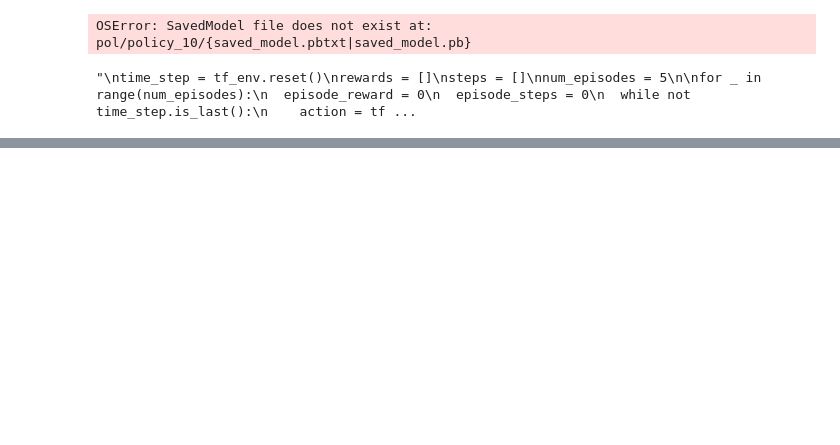
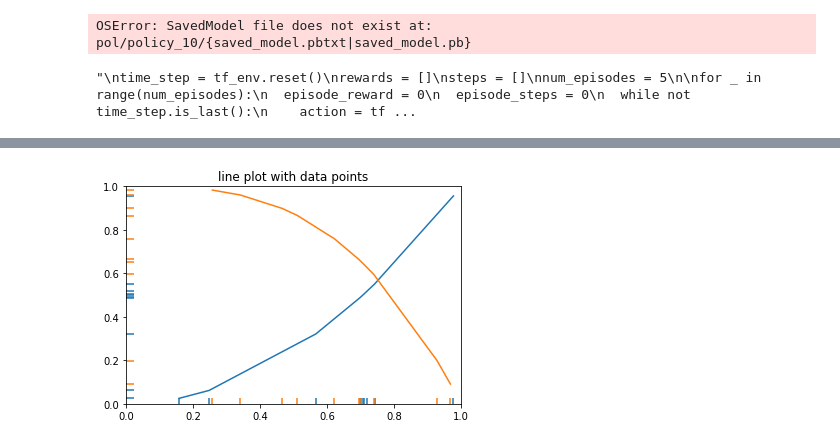
Before and after one commit to ZTeamUoM/taxi-reinforce, a Jupyter notebook: taxi_simulation.ipynb, the cells around one changed output, grey strips where cells are left out. Saved outputs shown, nothing was run; the diff lists cells and outputs as text; code cells hidden in the pictures; blank space fills up the shorter version.

```diff
--- a/taxi_simulation.ipynb
+++ b/taxi_simulation.ipynb
@@ -986,0 +1141,55 @@ print('avg_length', avg_length, 'avg_reward:', avg_reward)
+# %%
+import matplotlib.pyplot as plt
+from matplotlib.collections import EventCollection
+import numpy as np
+
+# Fixing random state for reproducibility
+np.random.seed(19680801)
+
+# create random data
+xdata = np.random.random([2, 10])
+
+# split the data into two parts
+xdata1 = xdata[0, :]
+xdata2 = xdata[1, :]
+
+# sort the data so it makes clean curves
+xdata1.sort()
+xdata2.sort()
+
+# create some y data points
+ydata1 = xdata1 ** 2
+ydata2 = 1 - xdata2 ** 3
+
+# plot the data
+fig = plt.figure()
+ax = fig.add_subplot(1, 1, 1)
+ax.plot(xdata1, ydata1, color='tab:blue')
+ax.plot(xdata2, ydata2, color='tab:orange')
+
+# create the events marking the x data points
+xevents1 = EventCollection(xdata1, color='tab:blue', linelength=0.05)
+xevents2 = EventCollection(xdata2, color='tab:orange', linelength=0.05)
+
+# create the events marking the y data points
+yevents1 = EventCollection(ydata1, color='tab:blue', linelength=0.05,
+                           orientation='vertical')
+yevents2 = EventCollection(ydata2, color='tab:orange', linelength=0.05,
+                           orientation='vertical')
+
+# add the events to the axis
+ax.add_collection(xevents1)
+ax.add_collection(xevents2)
+ax.add_collection(yevents1)
+ax.add_collection(yevents2)
+
+# set the limits
+ax.set_xlim([0, 1])
+ax.set_ylim([0, 1])
+
+ax.set_title('line plot with data points')
+
+# display the plot
+plt.show()
+# %% [output]
+[figure, added]
```
Also changed, not shown: parts of 25 cells of this notebook, 3 other files.
